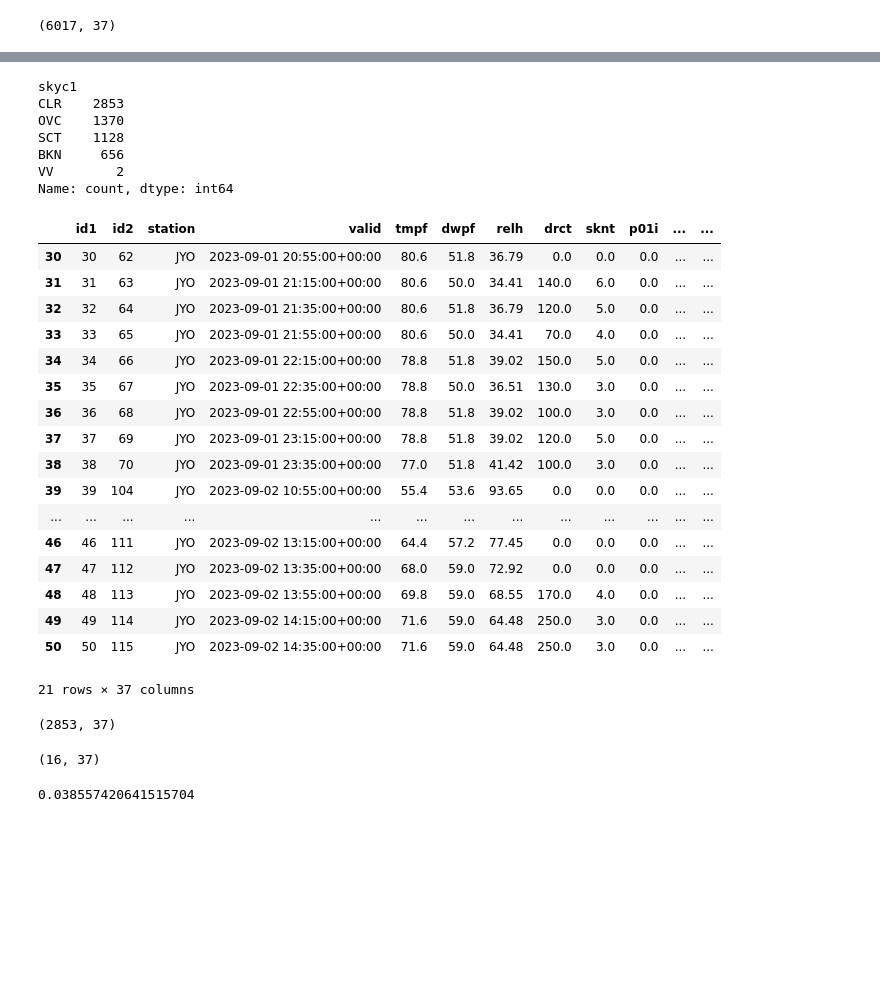
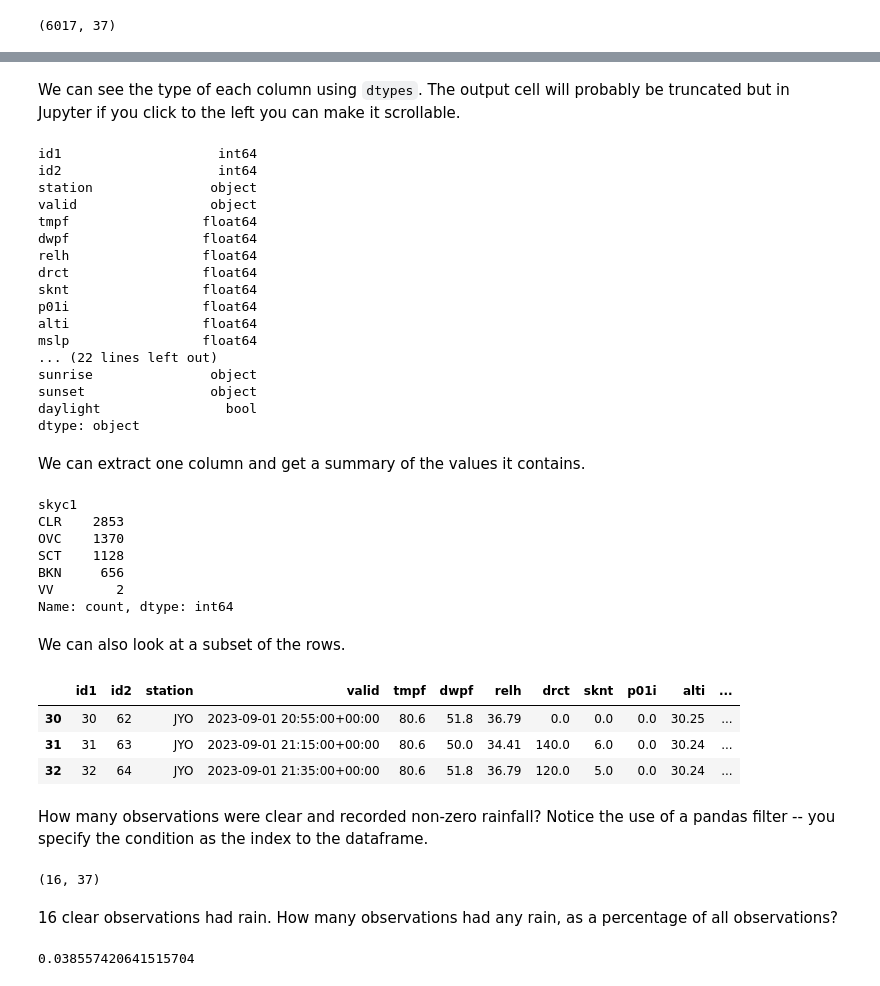
Before and after one commit to AET-CS/ML-Book, a Jupyter notebook: ML-book/_build/jupyter_execute/lessons/notebooks/Weather.ipynb, the cells around one changed output, grey strips where cells are left out. Saved outputs shown, nothing was run; the diff lists cells and outputs as text; code cells hidden in the pictures; blank space fills up the shorter version.

```diff
--- a/ML-book/_build/jupyter_execute/lessons/notebooks/Weather.ipynb
+++ b/ML-book/_build/jupyter_execute/lessons/notebooks/Weather.ipynb
@@ -45,3 +60,27 @@ df[df['snowdepth'].isna()].shape
+# %% [markdown]
+We can see the type of each column using `dtypes`. The output cell will probably be truncated but in Jupyter if you click to the left you can make it scrollable.
+# %%
+df.dtypes
+# %% [output]
+id1                    int64
+id2                    int64
+station               object
+valid                 object
+tmpf                 float64
+dwpf                 float64
+relh                 float64
+drct                 float64
+sknt                 float64
+p01i                 float64
+alti                 float64
+mslp                 float64
+... (22 lines left out)
+sunrise               object
+sunset                object
+daylight                bool
+dtype: object
+# %% [markdown]
+We can extract one column and get a summary of the values it contains.
 # %%
 df['skyc1'].value_counts()
 # %% [output]
@@ -52,29 +91,16 @@ SCT    1128
 BKN     656
 VV        2
 Name: count, dtype: int64
+# %% [markdown]
+We can also look at a subset of the rows.
 # %%
-df.loc[30:50]
+pd.set_option("display.max_columns", None) # force jupyter to show all the columns. This setting will persist until changed
+df.loc[30:32]
 # %% [output]
-|  | id1 | id2 | station | valid | tmpf | dwpf | relh | drct | sknt | p01i | ... | ... |
-| 30 | 30 | 62 | JYO | 2023-09-01 20:55:00+00:00 | 80.6 | 51.8 | 36.79 | 0.0 | 0.0 | 0.0 | ... | ... |
-| 31 | 31 | 63 | JYO | 2023-09-01 21:15:00+00:00 | 80.6 | 50.0 | 34.41 | 140.0 | 6.0 | 0.0 | ... | ... |
-| 32 | 32 | 64 | JYO | 2023-09-01 21:35:00+00:00 | 80.6 | 51.8 | 36.79 | 120.0 | 5.0 | 0.0 | ... | ... |
-| 33 | 33 | 65 | JYO | 2023-09-01 21:55:00+00:00 | 80.6 | 50.0 | 34.41 | 70.0 | 4.0 | 0.0 | ... | ... |
-| 34 | 34 | 66 | JYO | 2023-09-01 22:15:00+00:00 | 78.8 | 51.8 | 39.02 | 150.0 | 5.0 | 0.0 | ... | ... |
-| 35 | 35 | 67 | JYO | 2023-09-01 22:35:00+00:00 | 78.8 | 50.0 | 36.51 | 130.0 | 3.0 | 0.0 | ... | ... |
-| 36 | 36 | 68 | JYO | 2023-09-01 22:55:00+00:00 | 78.8 | 51.8 | 39.02 | 100.0 | 3.0 | 0.0 | ... | ... |
-| 37 | 37 | 69 | JYO | 2023-09-01 23:15:00+00:00 | 78.8 | 51.8 | 39.02 | 120.0 | 5.0 | 0.0 | ... | ... |
-| 38 | 38 | 70 | JYO | 2023-09-01 23:35:00+00:00 | 77.0 | 51.8 | 41.42 | 100.0 | 3.0 | 0.0 | ... | ... |
-| 39 | 39 | 104 | JYO | 2023-09-02 10:55:00+00:00 | 55.4 | 53.6 | 93.65 | 0.0 | 0.0 | 0.0 | ... | ... |
-| ... | ... | ... | ... | ... | ... | ... | ... | ... | ... | ... | ... | ... |
-| 46 | 46 | 111 | JYO | 2023-09-02 13:15:00+00:00 | 64.4 | 57.2 | 77.45 | 0.0 | 0.0 | 0.0 | ... | ... |
-| 47 | 47 | 112 | JYO | 2023-09-02 13:35:00+00:00 | 68.0 | 59.0 | 72.92 | 0.0 | 0.0 | 0.0 | ... | ... |
-| 48 | 48 | 113 | JYO | 2023-09-02 13:55:00+00:00 | 69.8 | 59.0 | 68.55 | 170.0 | 4.0 | 0.0 | ... | ... |
-| 49 | 49 | 114 | JYO | 2023-09-02 14:15:00+00:00 | 71.6 | 59.0 | 64.48 | 250.0 | 3.0 | 0.0 | ... | ... |
-| 50 | 50 | 115 | JYO | 2023-09-02 14:35:00+00:00 | 71.6 | 59.0 | 64.48 | 250.0 | 3.0 | 0.0 | ... | ... |
+|  | id1 | id2 | station | valid | tmpf | dwpf | relh | drct | sknt | p01i | alti | ... |
+| 30 | 30 | 62 | JYO | 2023-09-01 20:55:00+00:00 | 80.6 | 51.8 | 36.79 | 0.0 | 0.0 | 0.0 | 30.25 | ... |
+| 31 | 31 | 63 | JYO | 2023-09-01 21:15:00+00:00 | 80.6 | 50.0 | 34.41 | 140.0 | 6.0 | 0.0 | 30.24 | ... |
+| 32 | 32 | 64 | JYO | 2023-09-01 21:35:00+00:00 | 80.6 | 51.8 | 36.79 | 120.0 | 5.0 | 0.0 | 30.24 | ... |
-21 rows × 37 columns
-# %%
-df[(df['skyc1']=='CLR')].shape
-# %% [output]
-(2853, 37)
+# %% [markdown]
+How many observations were clear and recorded non-zero rainfall? Notice the use of a pandas filter -- you specify the condition as the index to the dataframe.
 # %%
@@ -82,5 +110,7 @@ df[(df['skyc1']=='CLR') & (df['p01i']>0)].shape
 # %% [output]
 (16, 37)
+# %% [markdown]
+16 clear observations had rain. How many observations had any rain, as a percentage of all observations?
 # %%
 df[df['p01i']>0].shape[0] / df[df['p01i']>=0].shape[0]
 # %% [output]
```
Also changed, not shown: parts of 39 cells of this notebook, 6 other files.
